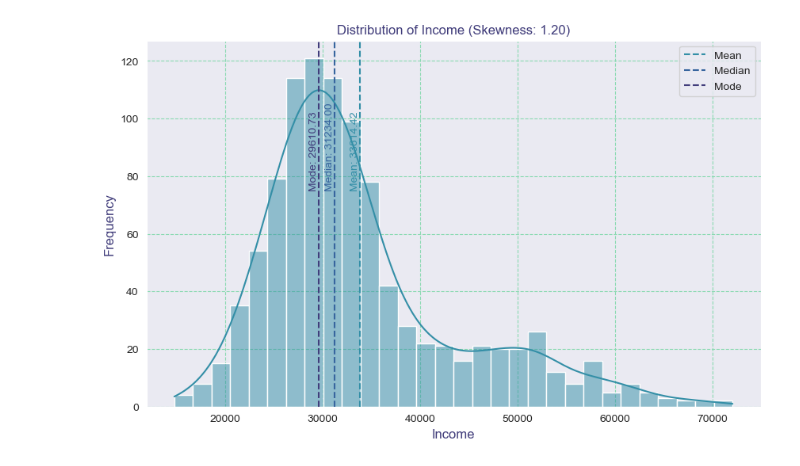
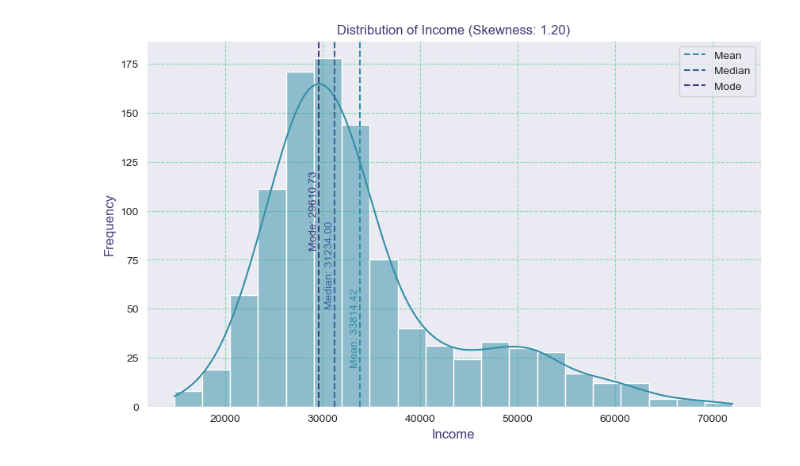
Before and after one commit to arjunahiran/study-data-science, a Jupyter notebook: notebooks/eda/skewness.ipynb, the cells around one changed output. Drawn from its saved outputs; the diff is of its cells as text; code cells hidden in the pictures.

Commit message:
Update plot parameters

```diff
--- a/notebooks/eda/skewness.ipynb
+++ b/notebooks/eda/skewness.ipynb
@@ -68,7 +68,7 @@ grid_color = palette[5]
 
 # visualize the distribution of income
 plt.figure(figsize=(10, 6))
-sns.histplot(df["Income"], kde=True, color=hist_color, bins=30)
+sns.histplot(df["Income"], kde=True, color=hist_color, bins=20)
 plt.axvline(mean_income, color=mean_color, linestyle="--", label="Mean")
 plt.axvline(median_income, color=median_color, linestyle="--", label="Median")
 plt.axvline(mode_income, color=mode_color, linestyle="--", label="Mode")
@@ -76,39 +76,39 @@ plt.axvline(mode_income, color=mode_color, linestyle="--", label="Mode")
 # add vertical labels
 plt.text(
     mean_income,
-    75,
+    20,
     f"Mean: {mean_income:.2f}",
     rotation=90,
     verticalalignment="bottom",
     horizontalalignment="right",
     color=mean_color,
 )
 
 plt.text(
     median_income,
-    75,
+    50,
     f"Median: {median_income:.2f}",
     rotation=90,
     verticalalignment="bottom",
     horizontalalignment="right",
     color=median_color,
 )
 
 plt.text(
     mode_income,
-    75,
+    80,
     f"Mode: {mode_income:.2f}",
     rotation=90,
     verticalalignment="bottom",
     horizontalalignment="right",
     color=mode_color,
 )
 
 plt.title(f"Distribution of Income (Skewness: {skewness:.2f})", color=text_color)
 plt.xlabel("Income", color=text_color, fontsize=12)
 plt.ylabel("Frequency", color=text_color, fontsize=12)
 plt.legend()
 plt.grid(True, linestyle="--", color=grid_color)
 plt.show()
 # %% [output]
-[figure, old version]
+[figure, new version]
```
